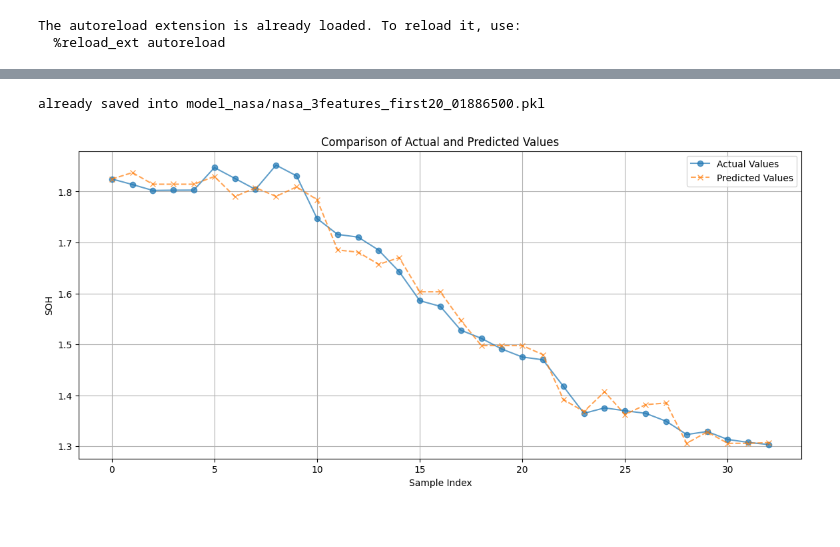
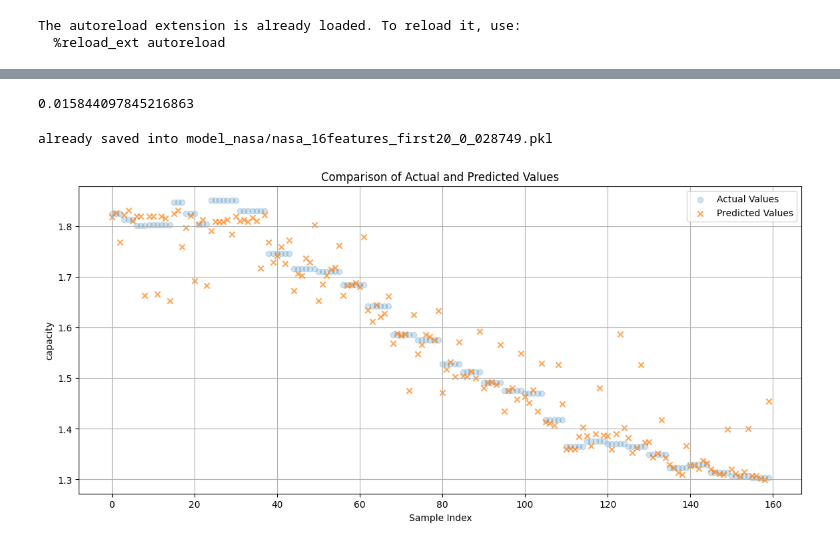
Before and after one commit to QYRR/batteryML, a Jupyter notebook: model_lightgbm/lightgbm.ipynb, the cells around one changed output, grey strips where cells are left out. Cells and saved outputs as stored; diff of their text form; code cells hidden in the pictures.

Commit message:
update models and functions

```diff
--- a/model_lightgbm/lightgbm.ipynb
+++ b/model_lightgbm/lightgbm.ipynb
@@ -48,14 +59,14 @@ os.makedirs(os.path.dirname(model_save_path), exist_ok=True)
+# %%
+# load the data
+dfs = {}
+for prefix in ['train', 'valid', 'test']:
+    csv_files = processed_data_folder.glob(f'{prefix}*.csv')
+    dfs[prefix] = pd.concat(
+        (pd.read_csv(f) for f in csv_files),
+        ignore_index=True
+    )
+train, valid, test = dfs['train'], dfs['valid'], dfs['test']
 # %%
-# read the data
-path_dict = {'train': f'{folder_path}train_processed.csv',
-             'valid': f'{folder_path}train_processed.csv',
-             'test': f'{folder_path}test_processed_first{params.num_restricted}.csv',
-            #  'test': f'{folder_path}test_processed.csv'
-             }
-data_dict = {key: pd.read_csv(path, index_col=0) for key, path in path_dict.items()}
-
-train,valid,test = data_dict['train'], data_dict['valid'], data_dict['test']
-
 # get the training data and validating data
 x = train[params.features]
 y = train[params.labels].squeeze()
@@ -65,3 +76,16 @@ vy = valid[params.labels].squeeze()
 # get the test data
 test_x = test[params.features]
 test_y = test[params.labels]
+# %%
+model_list,selected_feature = select_features(x, y, vx, vy, test_x, test_y)
+
+# get the training data and validating data
+selected_features =  selected_feature[:3]
+x = train[selected_features]
+y = train[params.labels]
+vx = valid[selected_features]
+vy = valid[params.labels]
+
+# get the test data
+test_x = test[selected_features]
+test_y = test[params.labels]
@@ -74,5 +116,5 @@ print(f"Best hyperparameters: {best_hyperparameters}")
 
 # fit the model using the combination of training data and validation data
 best_model = lgb.LGBMRegressor(**best_hyperparameters)
-best_model.fit(pd.concat([x,vx]), pd.concat([y,vy]))
+best_model.fit(x, y)
 # %% [output]
@@ -98,8 +134,15 @@ mae on the test set: 0.01886499629823821
+# %%
+max_capacity = 1.856487
+# %% [output]
+0.015844097845216863
 # %%
 # save the model
-model_name = f'{model_save_path}nasa_{len(params.features)}features_first{params.num_restricted}_{str(f"{mae:.8f}".split(".")[1])}.pkl'
-with open(model_name, 'wb') as f:
+mae_decimal_part = f"{mae:.6f}".split('.')[1]
+# model_name = f'{params.dataset}_bySOC_{int(mae)}_{mae_decimal_part}.pkl'
+model_name = f'{params.dataset}_{len(selected_features)}features_first{params.num_restricted}_{int(mae)}_{mae_decimal_part}.pkl'
+
+with open(model_save_folder/model_name, 'wb') as f:
     pickle.dump(best_model, f)
-print(f'already saved into {model_name}')
+print(f'already saved into {model_save_folder/model_name}')
 # %% [output]
-already saved into model_nasa/nasa_3features_first20_01886500.pkl
+already saved into model_nasa/nasa_16features_first20_0_028749.pkl
@@ -112,14 +149,17 @@ already saved into model_nasa/nasa_3features_first20_01886500.pkl
 # %%
 actual_values = test_y
 predicted_values = pred
 plt.figure(figsize=(14,6))
-plt.plot(actual_values.reset_index(drop=True), label='Actual Values', linestyle='-', marker='o', alpha=0.7)
-plt.plot(predicted_values, label='Predicted Values', linestyle='--', marker='x', alpha=0.7)
+
+predicted_values = pd.Series(predicted_values)
+plt.scatter(actual_values.index, actual_values.values, label='Actual Values', marker='o', alpha=0.2)
+plt.scatter(predicted_values.index, predicted_values.values, label='Predicted Values', marker='x', alpha=0.7)
+
 plt.title('Comparison of Actual and Predicted Values')
 plt.xlabel('Sample Index')
-plt.ylabel('SOH')
+plt.ylabel(params.labels[0])
 plt.legend()
 plt.grid(True)
 plt.show()
 # %% [output]
-[figure, old version]
+[figure, new version]
```
Also changed, not shown: parts of 10 cells of this notebook, 49 other files.
